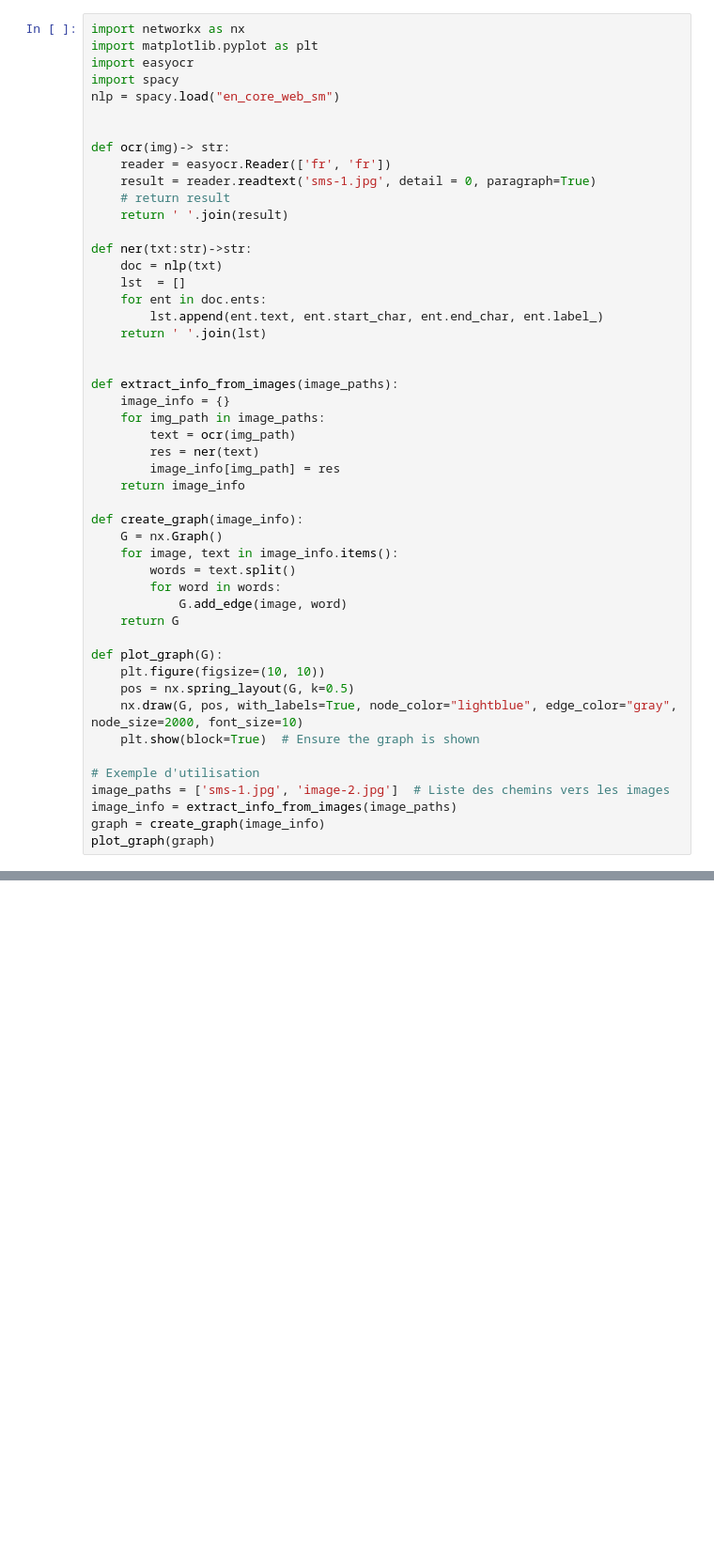
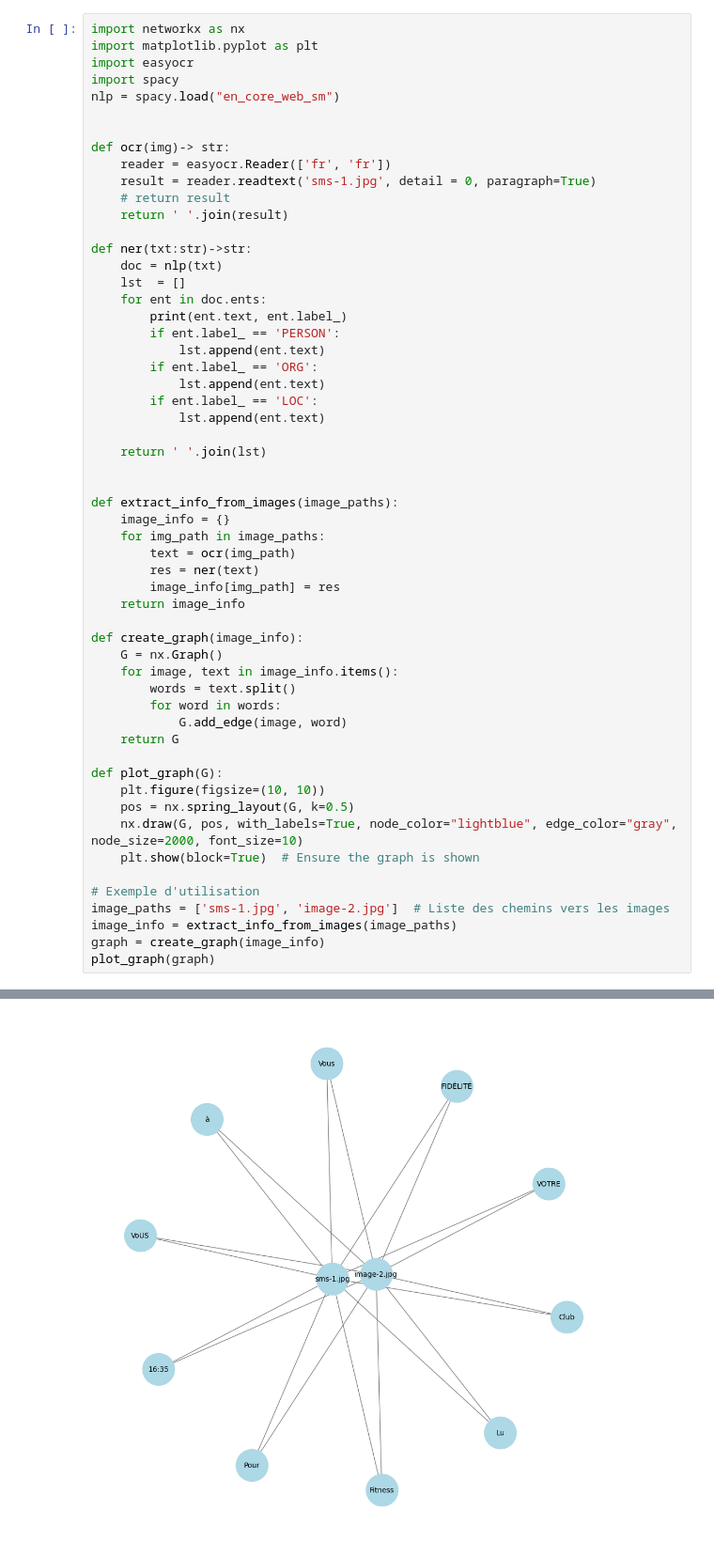
Before and after one commit to sebDtSci/link_extractor, a Jupyter notebook: test.ipynb, the cells around one changed output, grey strips where cells are left out. Shown: that part at 94% size. Cells and saved outputs as stored; diff of their text form; blank space fills up the shorter version.

Commit message:
add graph

```diff
--- a/test.ipynb
+++ b/test.ipynb
@@ -44,7 +44,14 @@ def ner(txt:str)->str:
     doc = nlp(txt)
     lst  = []
     for ent in doc.ents:
-        lst.append(ent.text, ent.start_char, ent.end_char, ent.label_)
+        print(ent.text, ent.label_)
+        if ent.label_ == 'PERSON':
+            lst.append(ent.text)
+        if ent.label_ == 'ORG':
+            lst.append(ent.text)
+        if ent.label_ == 'LOC':
+            lst.append(ent.text)
+
     return ' '.join(lst)
 
 
@@ -79,0 +100 @@ ValueError: numpy.dtype size changed, may indicate binary incompatibility. Expec
+[figure, added]
```
Also changed, not shown: parts of 2 cells of this notebook.
